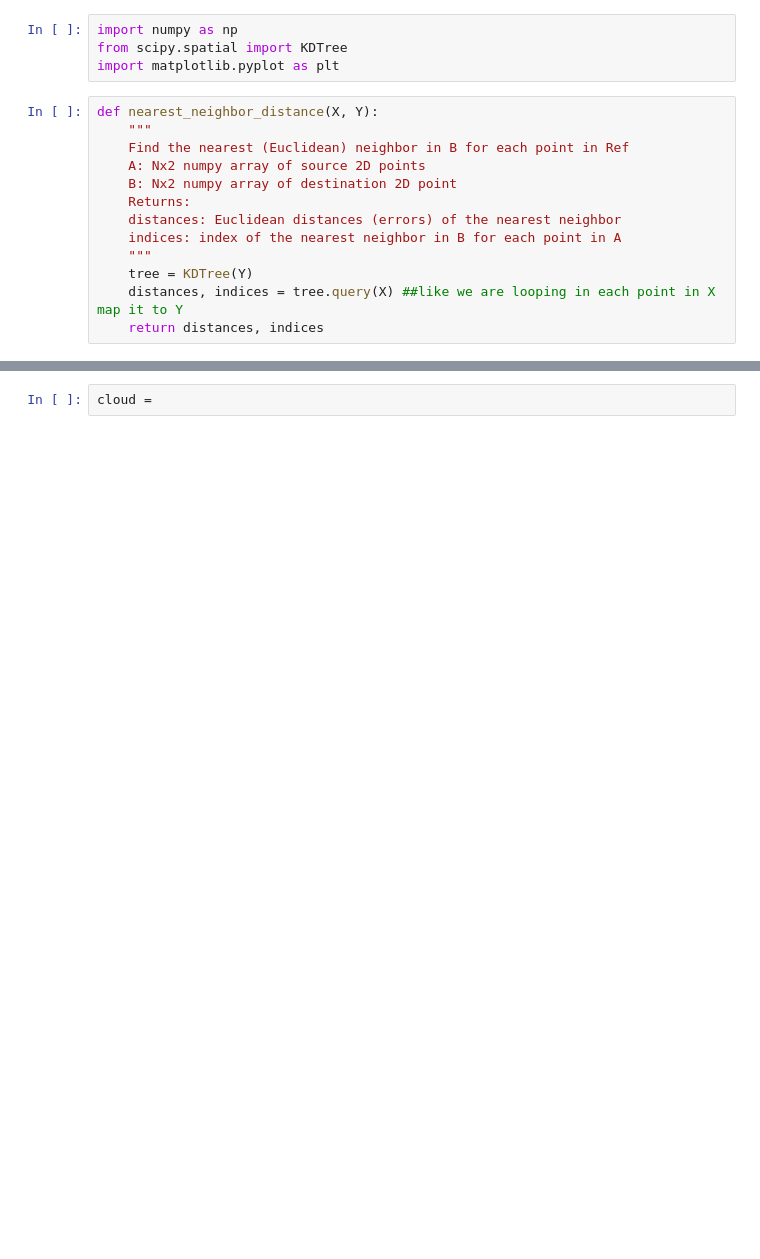
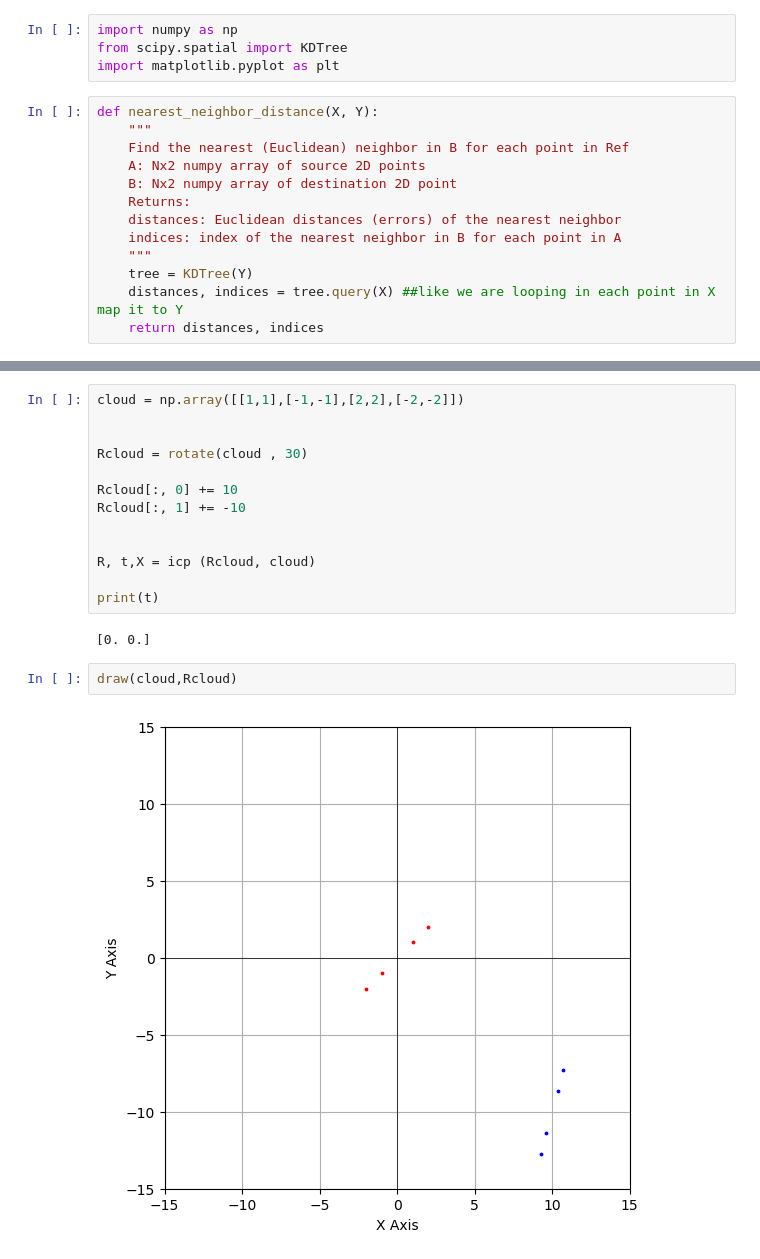
Before and after one commit to MohammadDallash/Localization-using-ICP, a Jupyter notebook: notebook.ipynb, the cells around one changed output, grey strips where cells are left out. Drawn from its saved outputs; the diff is of its cells as text; blank space fills up the shorter version.

```diff
--- a/notebook.ipynb
+++ b/notebook.ipynb
@@ -91,2 +100,19 @@ t = Yo - np.matmul( R,Xo)
-# %%
-cloud =
+# %%
+cloud = np.array([[1,1],[-1,-1],[2,2],[-2,-2]])
+
+
+Rcloud = rotate(cloud , 30)
+
+Rcloud[:, 0] += 10
+Rcloud[:, 1] += -10
+
+
+R, t,X = icp (Rcloud, cloud)
+
+print(t)
+# %% [output]
+[0. 0.]
+# %%
+draw(cloud,Rcloud)
+# %% [output]
+[figure, added]
```
Also changed, not shown: parts of 9 cells of this notebook.
